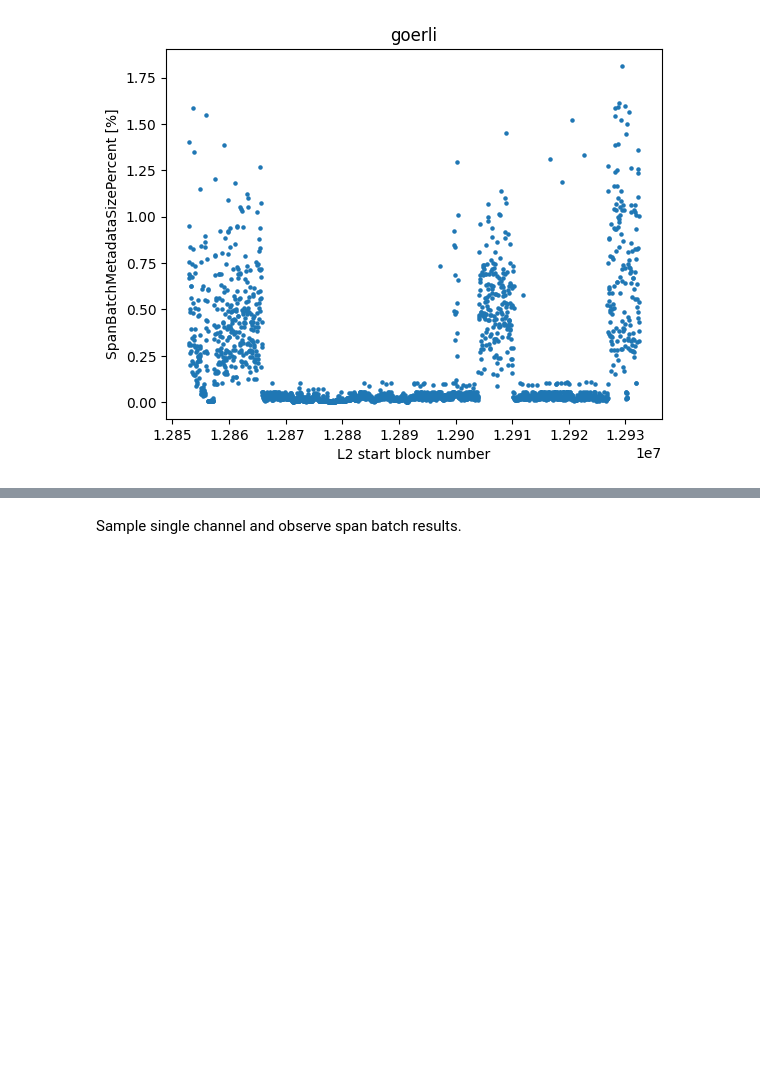
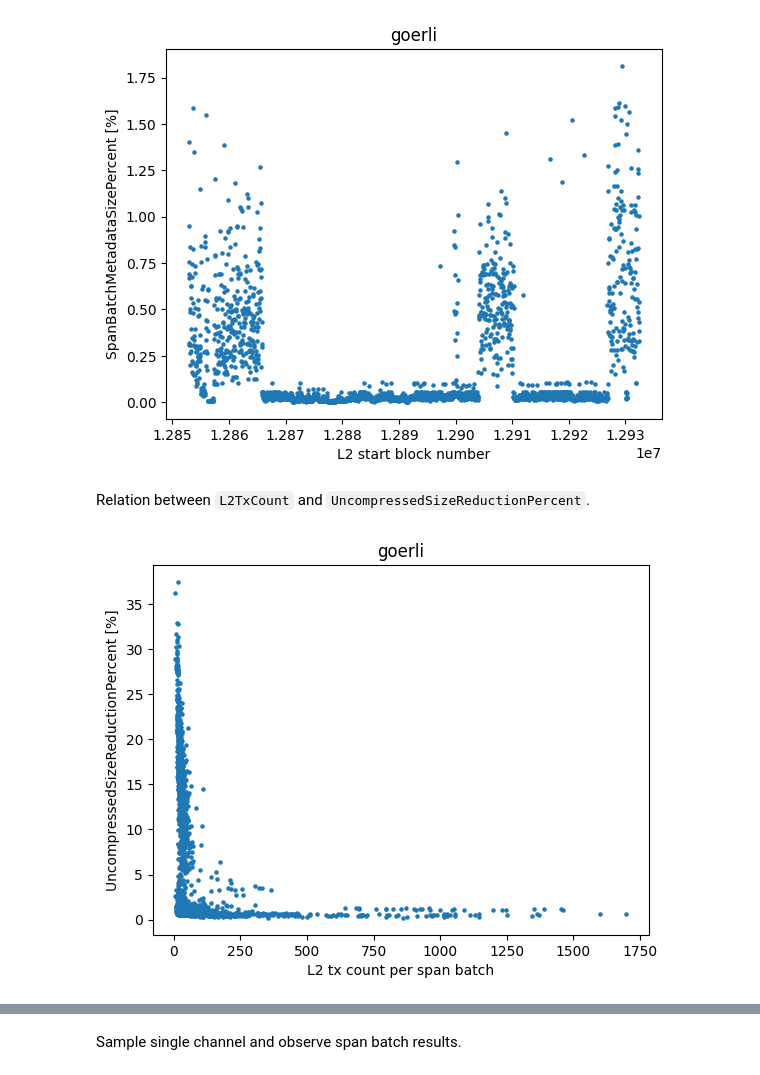
Before and after one commit to testinprod-io/optimism, a Jupyter notebook: op-node/analysis.ipynb, the cells around one changed output, grey strips where cells are left out. Cells and saved outputs as stored; diff of their text form; code cells hidden in the pictures; blank space fills up the shorter version.

Commit message:
Add more relational plots

```diff
--- a/op-node/analysis.ipynb
+++ b/op-node/analysis.ipynb
@@ -125,3 +125,26 @@ plt.title(CHAIN_NAME)
 plt.show()
 # %% [output]
 [figure]
+# %% [markdown]
+Relation between `L2TxCount` and `UncompressedSizeReductionPercent`.
+# %%
+Xs = []
+Ys = []
+for channel_id in channel_ids:
+      filename = f"{DIR}/{channel_id}.json"
+      with open(filename) as f:
+            result = json.load(f)
+            l2_tx_count = result["L2TxCount"]
+            Xs.append(l2_tx_count)
+            uncompressed_reduction_precent = result["UncompressedSizeReductionPercent"]
+            Ys.append(uncompressed_reduction_precent)
+
+
+plt.scatter(Xs, Ys, s=5)
+plt.xlabel("L2 tx count per span batch")
+plt.ylabel("UncompressedSizeReductionPercent [%]")
+plt.title(CHAIN_NAME)
+
+plt.show()
+# %% [output]
+[figure, added]
```
Also changed, not shown: parts of 3 cells of this notebook.
